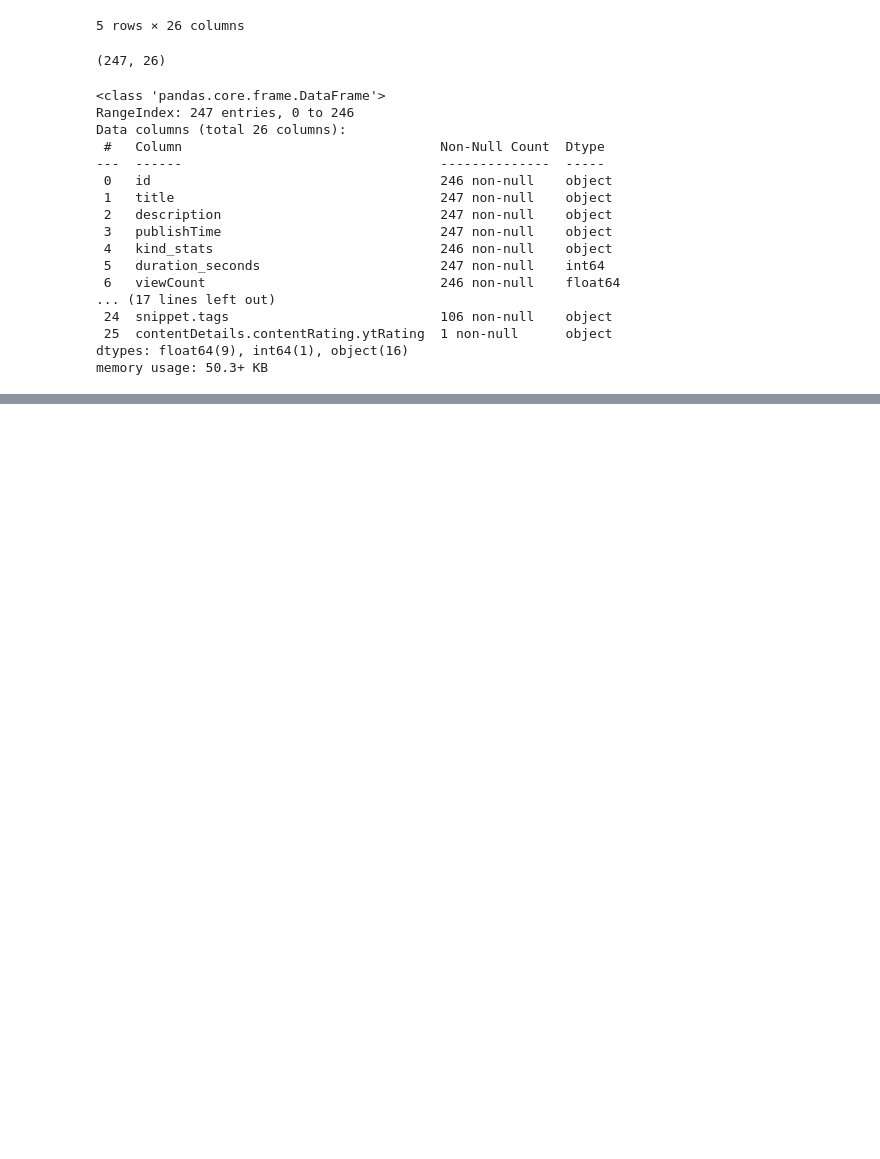
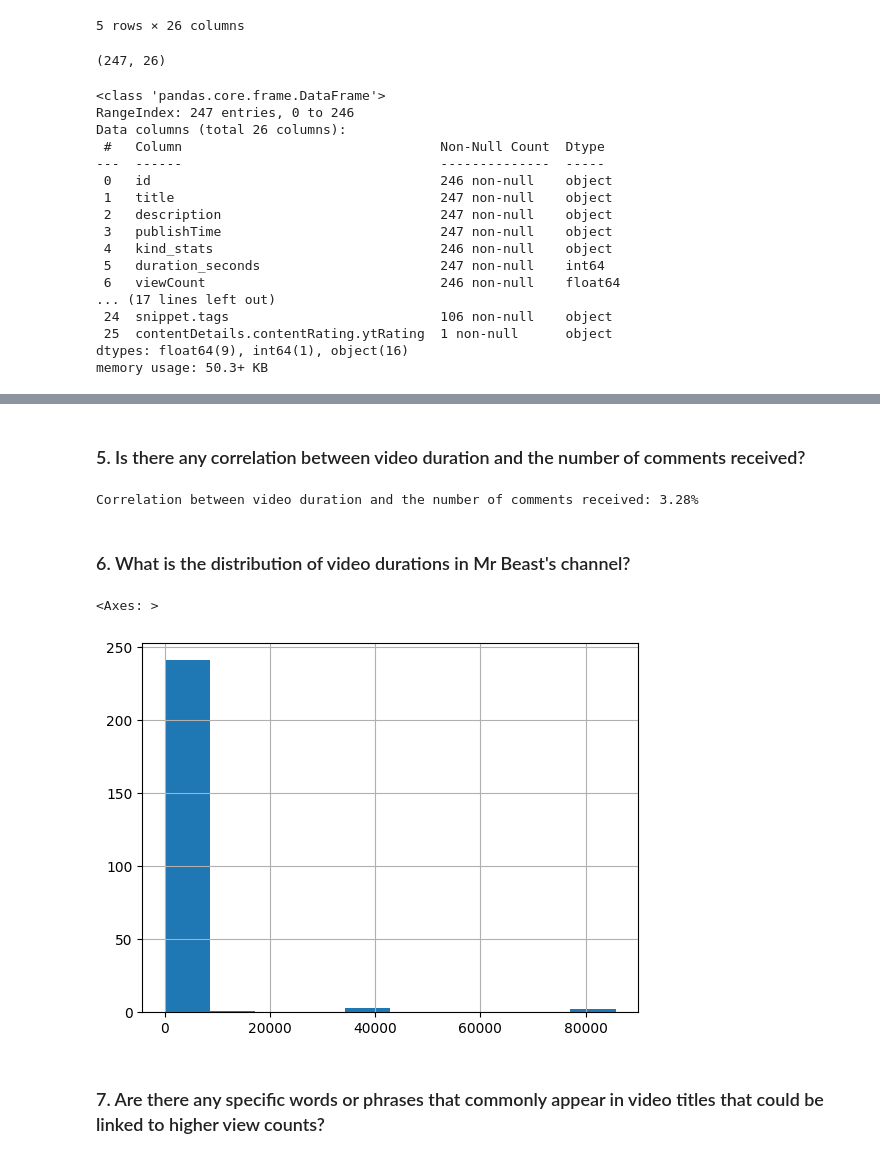
Before and after one commit to alfredkondoro/Exploratory_Data_Analysis-Mr_Beast, a Jupyter notebook: exploratory-data-analysis-mr-beast.ipynb, the cells around one changed output, grey strips where cells are left out. Cells and saved outputs as stored; diff of their text form; code cells hidden in the pictures; blank space fills up the shorter version.

```diff
--- a/exploratory-data-analysis-mr-beast.ipynb
+++ b/exploratory-data-analysis-mr-beast.ipynb
@@ -122,0 +176,18 @@ memory usage: 23.3+ KB
+# %% [markdown]
+### 5. Is there any correlation between video duration and the number of comments received?
+# %%
+#generate a correlation matrix
+correlation = round((data['duration_seconds'].corr(data['commentCount']))*100,2)
+print(f"Correlation between video duration and the number of comments received: {correlation}%")
+# %% [output]
+Correlation between video duration and the number of comments received: 3.28%
+# %% [markdown]
+### 6. What is the distribution of video durations in Mr Beast's channel?
+# %%
+#generate a histogram
+data['duration_seconds'].hist()
+# %% [output]
+<Axes: >
+[figure, added]
+# %% [markdown]
+### 7. Are there any specific words or phrases that commonly appear in video titles that could be linked to higher view counts?
```
Also changed, not shown: parts of 19 cells of this notebook.
